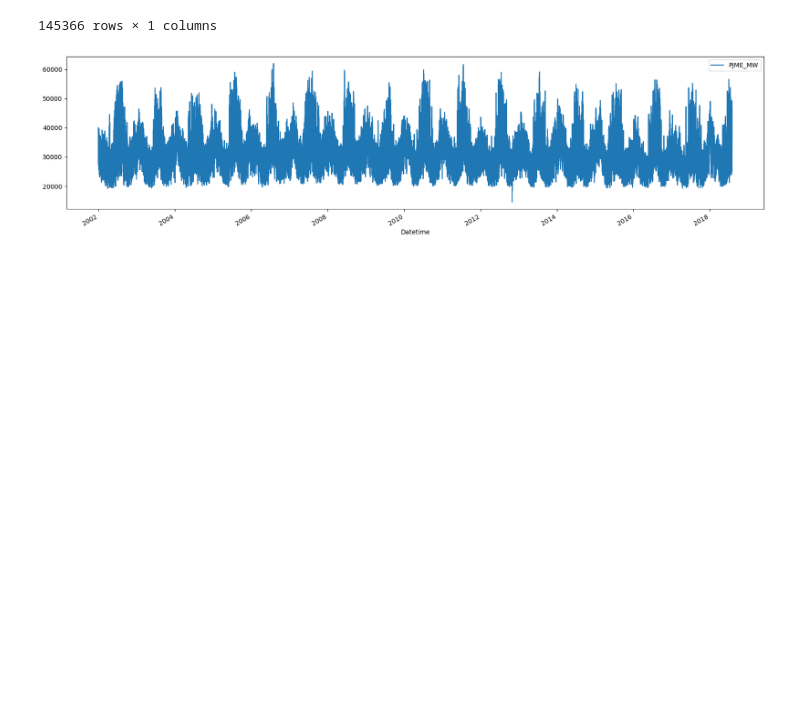
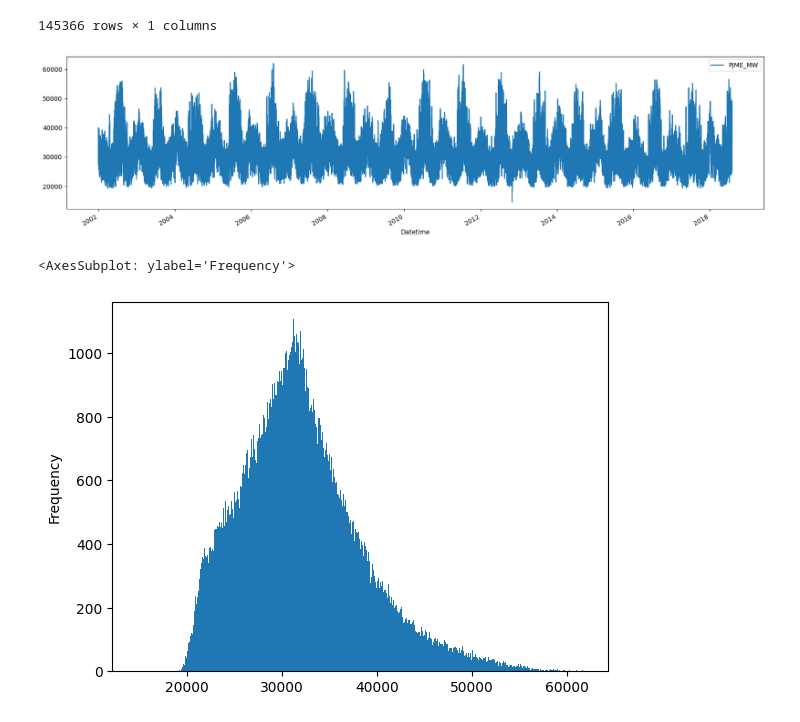
Before and after one commit to Darklaneanjana/ML_DL, a Jupyter notebook: Hourly_Energy_Consumption_Forcast/Time-Series-xgboost-02.ipynb, the cells around one changed output. Cells and saved outputs as stored; diff of their text form; code cells hidden in the pictures; blank space fills up the shorter version.

```diff
--- a/Hourly_Energy_Consumption_Forcast/Time-Series-xgboost-02.ipynb
+++ b/Hourly_Energy_Consumption_Forcast/Time-Series-xgboost-02.ipynb
@@ -36,3 +36,10 @@ df
 | 2018-01-02 00:00:00 | 38608.0 |
 145366 rows × 1 columns
 [figure]
+# %%
+#Outlier Detection
+
+df['PJME_MW'].plot(kind='hist', bins=500)
+# %% [output]
+<AxesSubplot: ylabel='Frequency'>
+[figure, added]
```
Also changed, not shown: parts of 6 cells of this notebook, 1 other file.
